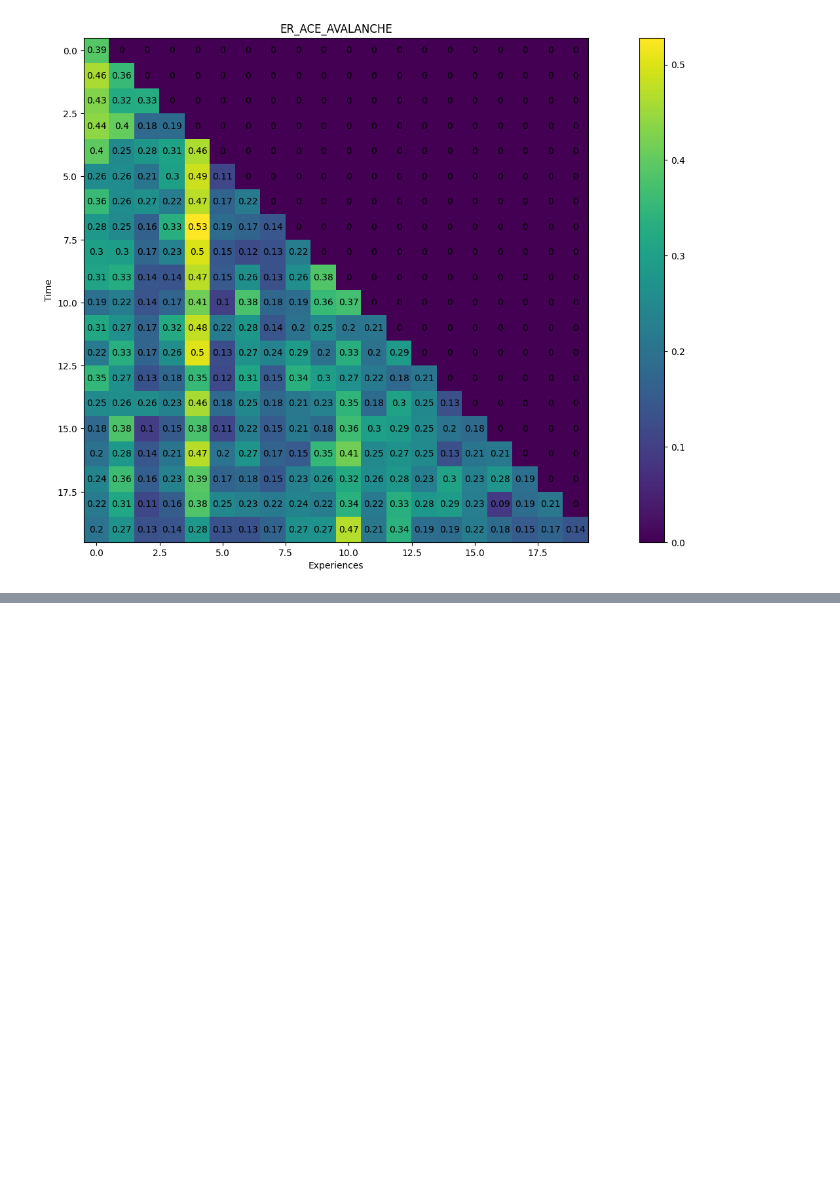
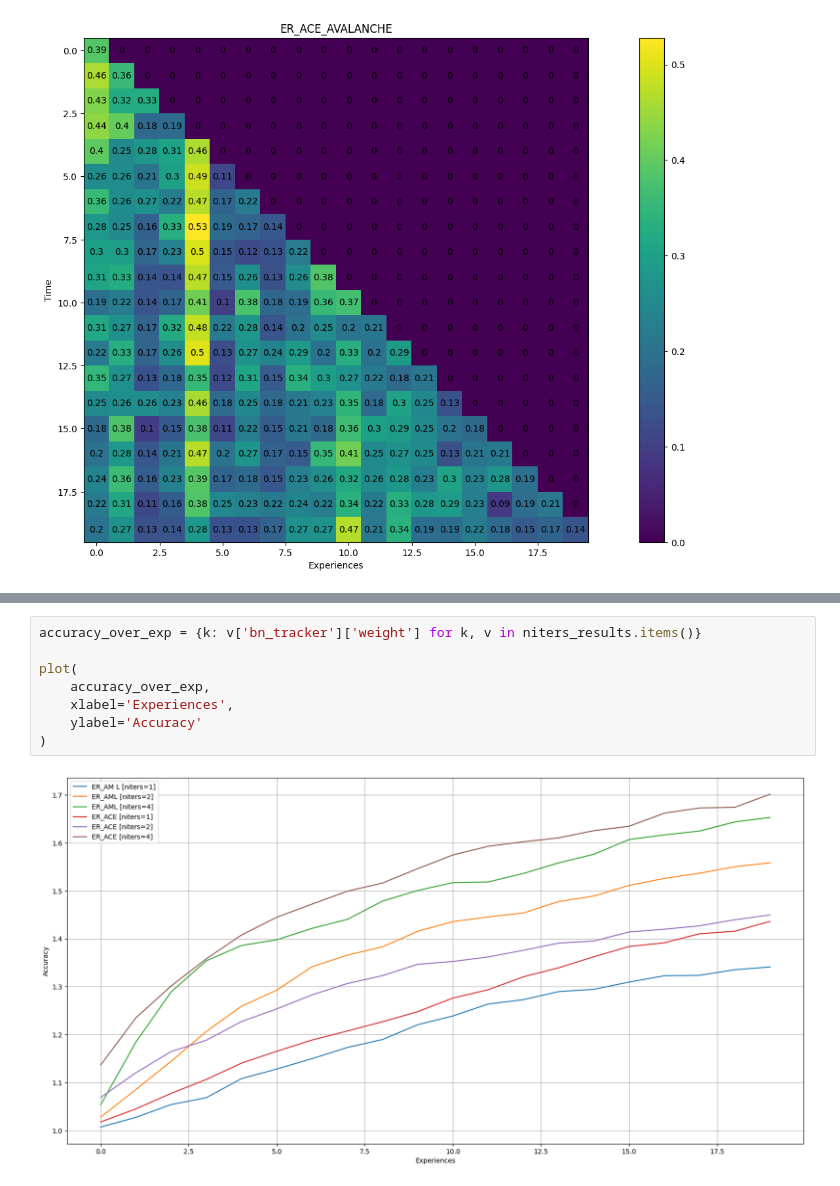
Before and after one commit to GeremiaPompei/asymmetric_er, a Jupyter notebook: results_analysis.ipynb, the cells around one changed output, grey strips where cells are left out. Drawn from its saved outputs; the diff is of its cells as text; blank space fills up the shorter version.

```diff
--- a/results_analysis.ipynb
+++ b/results_analysis.ipynb
@@ -150,0 +209,10 @@ Making a comparison with the original paper ER_AML is slightly worse in performa
+# %%
+accuracy_over_exp = {k: v['bn_tracker']['weight'] for k, v in niters_results.items()}
+
+plot(
+    accuracy_over_exp,
+    xlabel='Experiences',
+    ylabel='Accuracy'
+)
+# %% [output]
+[figure, added]
```
Also changed, not shown: parts of 9 cells of this notebook.
